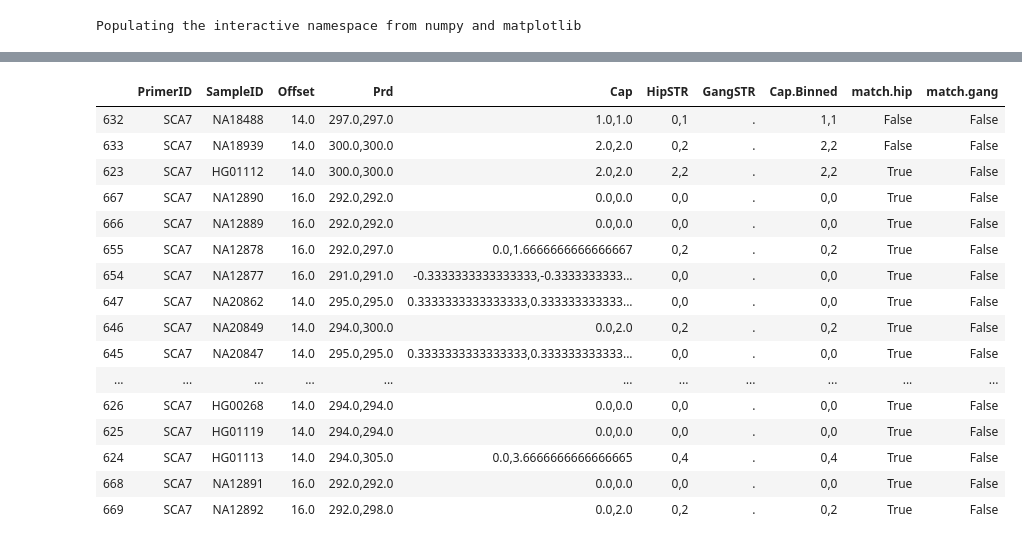
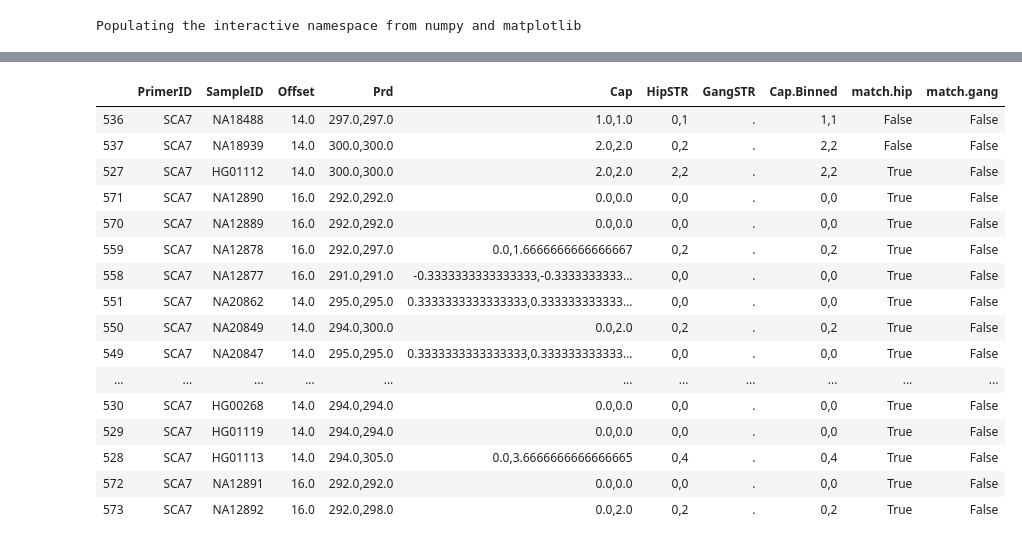
Before and after one commit to gymrek-lab/TRTools, a Jupyter notebook: experimental/capillary_offset_learn/notebooks/LearnCapillaryOffset.ipynb, the cells around one changed output, grey strips where cells are left out. Saved outputs shown, nothing was run; the diff lists cells and outputs as text; code cells hidden in the pictures.

```diff
--- a/experimental/capillary_offset_learn/notebooks/LearnCapillaryOffset.ipynb
+++ b/experimental/capillary_offset_learn/notebooks/LearnCapillaryOffset.ipynb
@@ -353,49 +353,49 @@ def GetBinnedSingleAllele(primer_id, psize, sampleid):
     if primer_id == "PPP2R2B":
         if sampleid in coriell_samples:
             return GetSimpleBin(159, 200, 3, -2, psize)
         else: return GetSimpleBin(162, 200, 3, 0, psize)
     if primer_id == "SCA1":
         return GetSimpleBin(211, 260, 3, -7, psize)
     if primer_id == "SCA2":
         return GetSimpleBin(88, 250, 3, -11, psize)
     if primer_id == "SCA3":
         return GetSimpleBin(114, 200, 3, 0, psize)
     if primer_id == "SCA7":
         if sampleid in coriell_samples:
             return GetSimpleBin(290, 350, 3, -1, psize)
         else: return GetSimpleBin(291, 350, 3, 0, psize)
     return "."
 
 def GetBinnedAlleles(primer_id, product_sizes, sampleid):
     psizes = [float(item) for item in product_sizes.split(",")]
     alleles = []
     for ps in psizes:
         alleles.append(GetBinnedSingleAllele(primer_id, ps, sampleid))
     if "." in alleles: return "."
     return "%s,%s"%(alleles[0], alleles[1])
 
 calldata["Cap.Binned"] = calldata.apply(lambda x: GetBinnedAlleles(x["PrimerID"], x["Prd"], x["SampleID"]), 1)
 calldata["match.hip"] = (calldata["HipSTR"]==calldata["Cap.Binned"])
 calldata["match.gang"] = (calldata["GangSTR"]==calldata["Cap.Binned"])
 
-calldata[(#calldata["PrimerID"]=="SCA7") & ((calldata["GangSTR"]!=".") | (calldata["HipSTR"]!="."))].sort_values("match.hip")
+calldata[(calldata["PrimerID"]=="SCA7") & ((calldata["GangSTR"]!=".") | (calldata["HipSTR"]!="."))].sort_values("match.hip")
 # %% [output]
 |  | PrimerID | SampleID | Offset | Prd | Cap | HipSTR | GangSTR | Cap.Binned | match.hip | match.gang |
-| 632 | SCA7 | NA18488 | 14.0 | 297.0,297.0 | 1.0,1.0 | 0,1 | . | 1,1 | False | False |
-| 633 | SCA7 | NA18939 | 14.0 | 300.0,300.0 | 2.0,2.0 | 0,2 | . | 2,2 | False | False |
-| 623 | SCA7 | HG01112 | 14.0 | 300.0,300.0 | 2.0,2.0 | 2,2 | . | 2,2 | True | False |
-| 667 | SCA7 | NA12890 | 16.0 | 292.0,292.0 | 0.0,0.0 | 0,0 | . | 0,0 | True | False |
-| 666 | SCA7 | NA12889 | 16.0 | 292.0,292.0 | 0.0,0.0 | 0,0 | . | 0,0 | True | False |
-| 655 | SCA7 | NA12878 | 16.0 | 292.0,297.0 | 0.0,1.6666666666666667 | 0,2 | . | 0,2 | True | False |
-| 654 | SCA7 | NA12877 | 16.0 | 291.0,291.0 | -0.3333333333333333,-0.3333333333... | 0,0 | . | 0,0 | True | False |
-| 647 | SCA7 | NA20862 | 14.0 | 295.0,295.0 | 0.3333333333333333,0.333333333333... | 0,0 | . | 0,0 | True | False |
-| 646 | SCA7 | NA20849 | 14.0 | 294.0,300.0 | 0.0,2.0 | 0,2 | . | 0,2 | True | False |
-| 645 | SCA7 | NA20847 | 14.0 | 295.0,295.0 | 0.3333333333333333,0.333333333333... | 0,0 | . | 0,0 | True | False |
+| 536 | SCA7 | NA18488 | 14.0 | 297.0,297.0 | 1.0,1.0 | 0,1 | . | 1,1 | False | False |
+| 537 | SCA7 | NA18939 | 14.0 | 300.0,300.0 | 2.0,2.0 | 0,2 | . | 2,2 | False | False |
+| 527 | SCA7 | HG01112 | 14.0 | 300.0,300.0 | 2.0,2.0 | 2,2 | . | 2,2 | True | False |
+| 571 | SCA7 | NA12890 | 16.0 | 292.0,292.0 | 0.0,0.0 | 0,0 | . | 0,0 | True | False |
+| 570 | SCA7 | NA12889 | 16.0 | 292.0,292.0 | 0.0,0.0 | 0,0 | . | 0,0 | True | False |
+| 559 | SCA7 | NA12878 | 16.0 | 292.0,297.0 | 0.0,1.6666666666666667 | 0,2 | . | 0,2 | True | False |
+| 558 | SCA7 | NA12877 | 16.0 | 291.0,291.0 | -0.3333333333333333,-0.3333333333... | 0,0 | . | 0,0 | True | False |
+| 551 | SCA7 | NA20862 | 14.0 | 295.0,295.0 | 0.3333333333333333,0.333333333333... | 0,0 | . | 0,0 | True | False |
+| 550 | SCA7 | NA20849 | 14.0 | 294.0,300.0 | 0.0,2.0 | 0,2 | . | 0,2 | True | False |
+| 549 | SCA7 | NA20847 | 14.0 | 295.0,295.0 | 0.3333333333333333,0.333333333333... | 0,0 | . | 0,0 | True | False |
 | ... | ... | ... | ... | ... | ... | ... | ... | ... | ... | ... |
-| 626 | SCA7 | HG00268 | 14.0 | 294.0,294.0 | 0.0,0.0 | 0,0 | . | 0,0 | True | False |
-| 625 | SCA7 | HG01119 | 14.0 | 294.0,294.0 | 0.0,0.0 | 0,0 | . | 0,0 | True | False |
-| 624 | SCA7 | HG01113 | 14.0 | 294.0,305.0 | 0.0,3.6666666666666665 | 0,4 | . | 0,4 | True | False |
-| 668 | SCA7 | NA12891 | 16.0 | 292.0,292.0 | 0.0,0.0 | 0,0 | . | 0,0 | True | False |
-| 669 | SCA7 | NA12892 | 16.0 | 292.0,298.0 | 0.0,2.0 | 0,2 | . | 0,2 | True | False |
+| 530 | SCA7 | HG00268 | 14.0 | 294.0,294.0 | 0.0,0.0 | 0,0 | . | 0,0 | True | False |
+| 529 | SCA7 | HG01119 | 14.0 | 294.0,294.0 | 0.0,0.0 | 0,0 | . | 0,0 | True | False |
+| 528 | SCA7 | HG01113 | 14.0 | 294.0,305.0 | 0.0,3.6666666666666665 | 0,4 | . | 0,4 | True | False |
+| 572 | SCA7 | NA12891 | 16.0 | 292.0,292.0 | 0.0,0.0 | 0,0 | . | 0,0 | True | False |
+| 573 | SCA7 | NA12892 | 16.0 | 292.0,298.0 | 0.0,2.0 | 0,2 | . | 0,2 | True | False |
 # %%
 calldata.to_csv("../data/csv/callcompare.txt", sep="\t")
```
Also changed, not shown: parts of 3 cells of this notebook, 1 other file.
